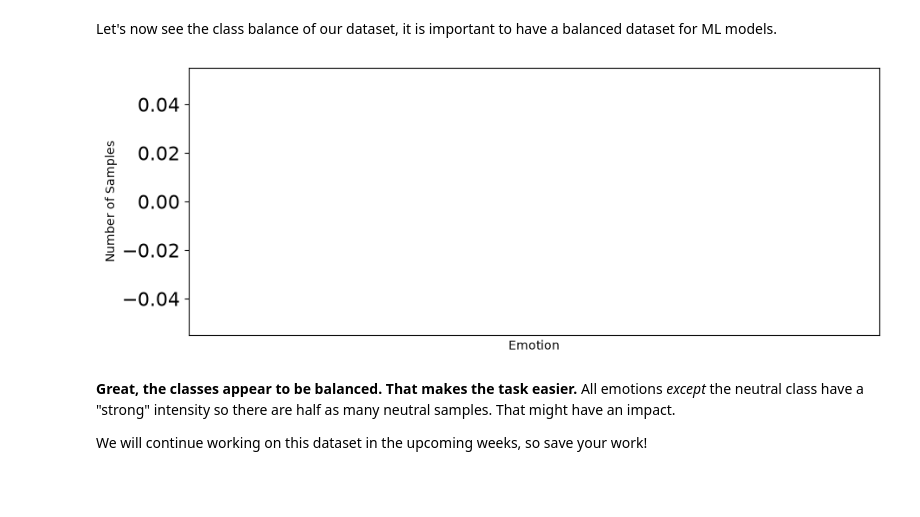
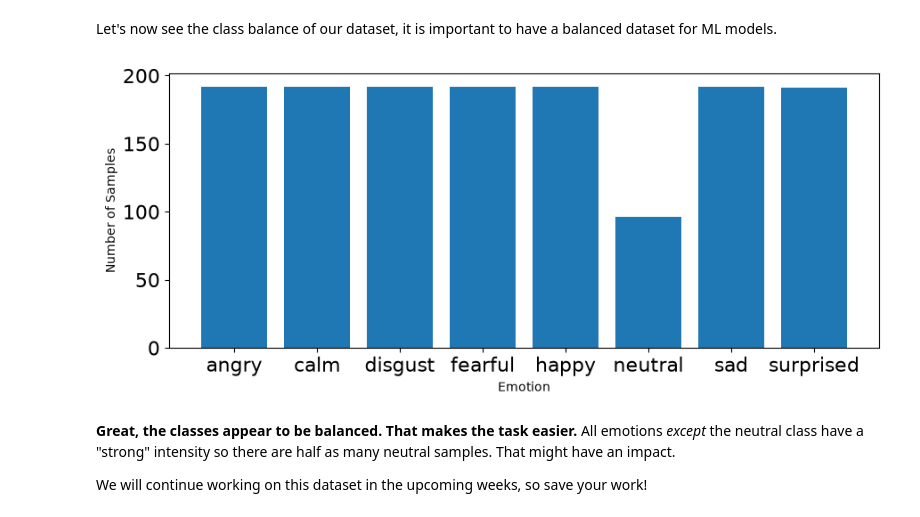
Before and after one commit to sfubriana/Week2-DataPreprocessing, a Jupyter notebook: Week 2.ipynb, the cells around one changed output. Saved outputs shown, nothing was run; the diff lists cells and outputs as text; code cells hidden in the pictures; blank space fills up the shorter version.

```diff
--- a/Week 2.ipynb
+++ b/Week 2.ipynb
@@ -677,7 +677,7 @@ import os, glob
 def load_data():
     X,y=[],[]
     count = 0
-    for file in glob.glob('Datasets/Datasets/Audio Data/Actor_*/*.wav'):
+    for file in glob.glob("Datasets/Datasets/Audio Data/Actor_*/*.*"):
         file_name=os.path.basename(file)
         emotion=emotions_dict[file_name.split("-")[2]]
         #features = get_features(file)
@@ -699,25 +699,18 @@ features, emotions = load_data()
 Let's now see the class balance of our dataset, it is important to have a balanced dataset for ML models.
 # %%
 # plot emotions
-import numpy as np # Ensure numpy is imported if not already, though it usually is
-
-# Ensure 'emotions' variable is defined by re-running the data loading step if needed
-# This assumes load_data() and emotions_dict are defined and accessible from previous cells.
-# If load_data() still returns an empty array, subsequent errors may occur.
-features, emotions = load_data()
-
 plt.figure(figsize=(35,4))
 plt.subplot(1,3,1)
 #np.unique returns ordered list of unique elements and count of each element
 emotion_list, count = np.unique(emotions, return_counts=True)
-plt.bar(x=range(len(emotion_list)), height=count)
-plt.xticks(ticks=range(len(emotion_list)), labels = [emotion for emotion in emotion_list],fontsize=10)
+plt.bar(x=range(8), height=count)
+plt.xticks(ticks=range(8), labels = [emotion for emotion in emotion_list],fontsize=10)
 plt.xlabel('Emotion')
 plt.tick_params(labelsize=16)
 plt.ylabel('Number of Samples')
 plt.show()
 # %% [output]
-[figure, old version]
+[figure, new version]
 # %% [markdown]
 **Great, the classes appear to be balanced. That makes the task easier.** All emotions _except_ the neutral class have a "strong" intensity so there are half as many neutral samples. That might have an impact.
 
```
